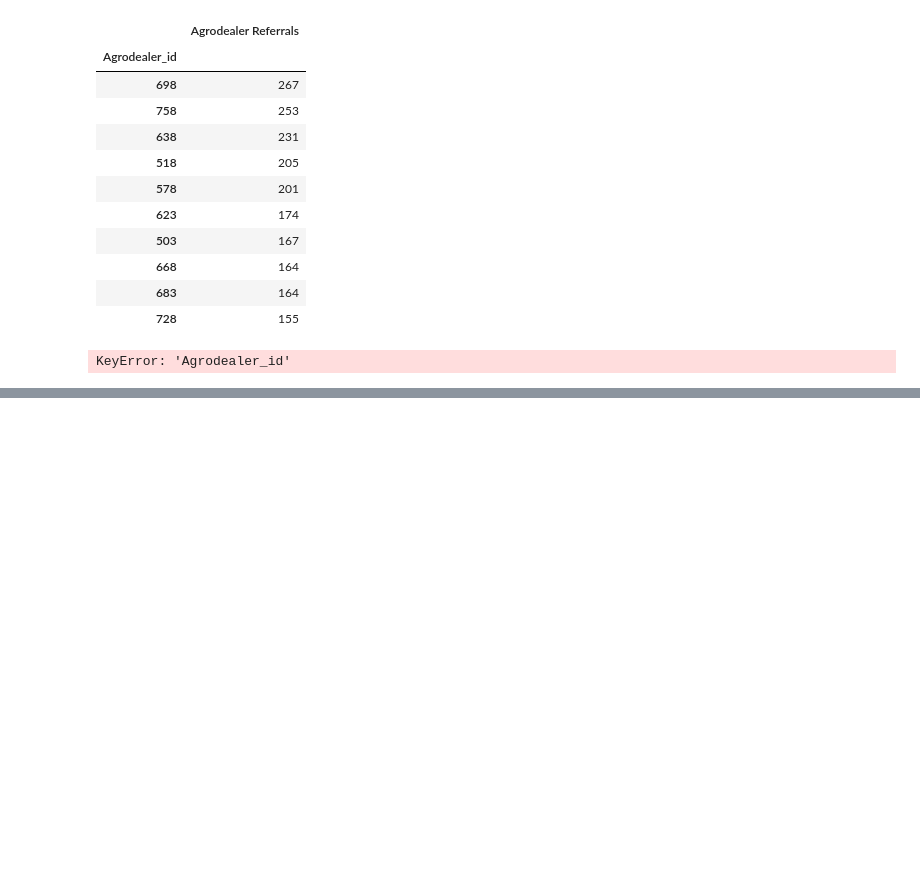
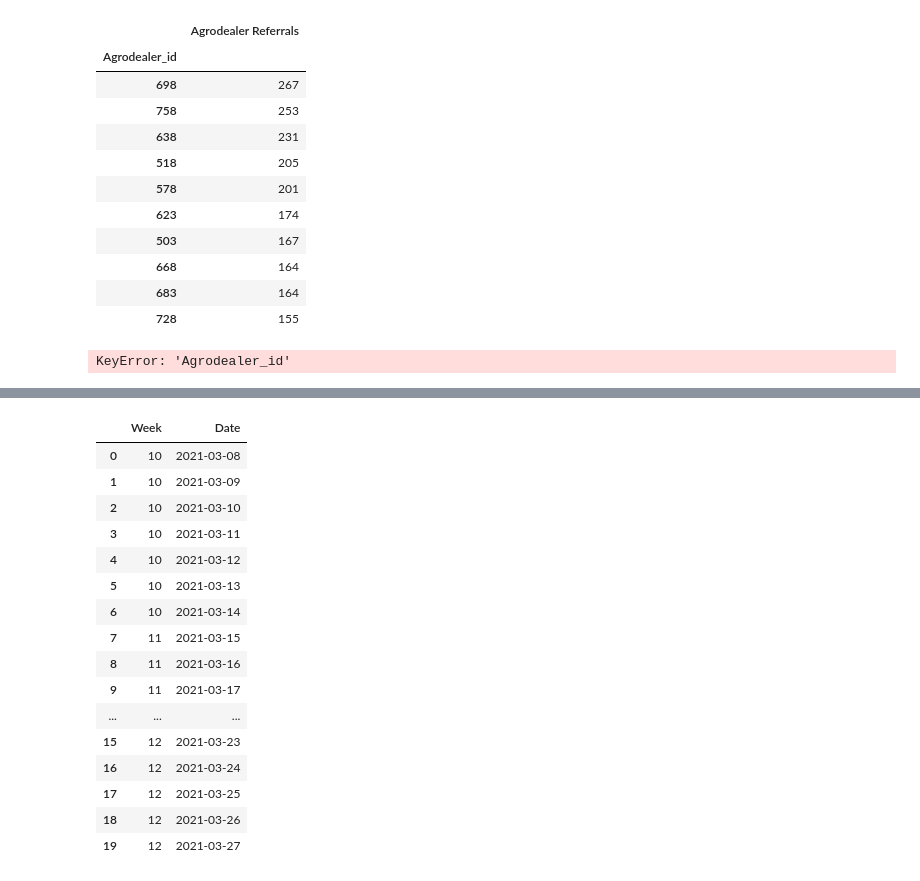
Before and after one commit to Veekits/Logistics-Time-Series, a Jupyter notebook: Logistics time series.ipynb, the cells around one changed output, grey strips where cells are left out. Cells and saved outputs as stored; diff of their text form; code cells hidden in the pictures; blank space fills up the shorter version.

```diff
--- a/Logistics time series.ipynb
+++ b/Logistics time series.ipynb
@@ -85,0 +129,22 @@ KeyError: 'Date'
+# %%
+#Show weeks alongside the dates
+week_dates = agrodata[['Week', 'Date']].drop_duplicates()
+week_dates.head(20)
+# %% [output]
+|  | Week | Date |
+| 0 | 10 | 2021-03-08 |
+| 1 | 10 | 2021-03-09 |
+| 2 | 10 | 2021-03-10 |
+| 3 | 10 | 2021-03-11 |
+| 4 | 10 | 2021-03-12 |
+| 5 | 10 | 2021-03-13 |
+| 6 | 10 | 2021-03-14 |
+| 7 | 11 | 2021-03-15 |
+| 8 | 11 | 2021-03-16 |
+| 9 | 11 | 2021-03-17 |
+| ... | ... | ... |
+| 15 | 12 | 2021-03-23 |
+| 16 | 12 | 2021-03-24 |
+| 17 | 12 | 2021-03-25 |
+| 18 | 12 | 2021-03-26 |
+| 19 | 12 | 2021-03-27 |
```
Also changed, not shown: parts of 8 cells of this notebook.
